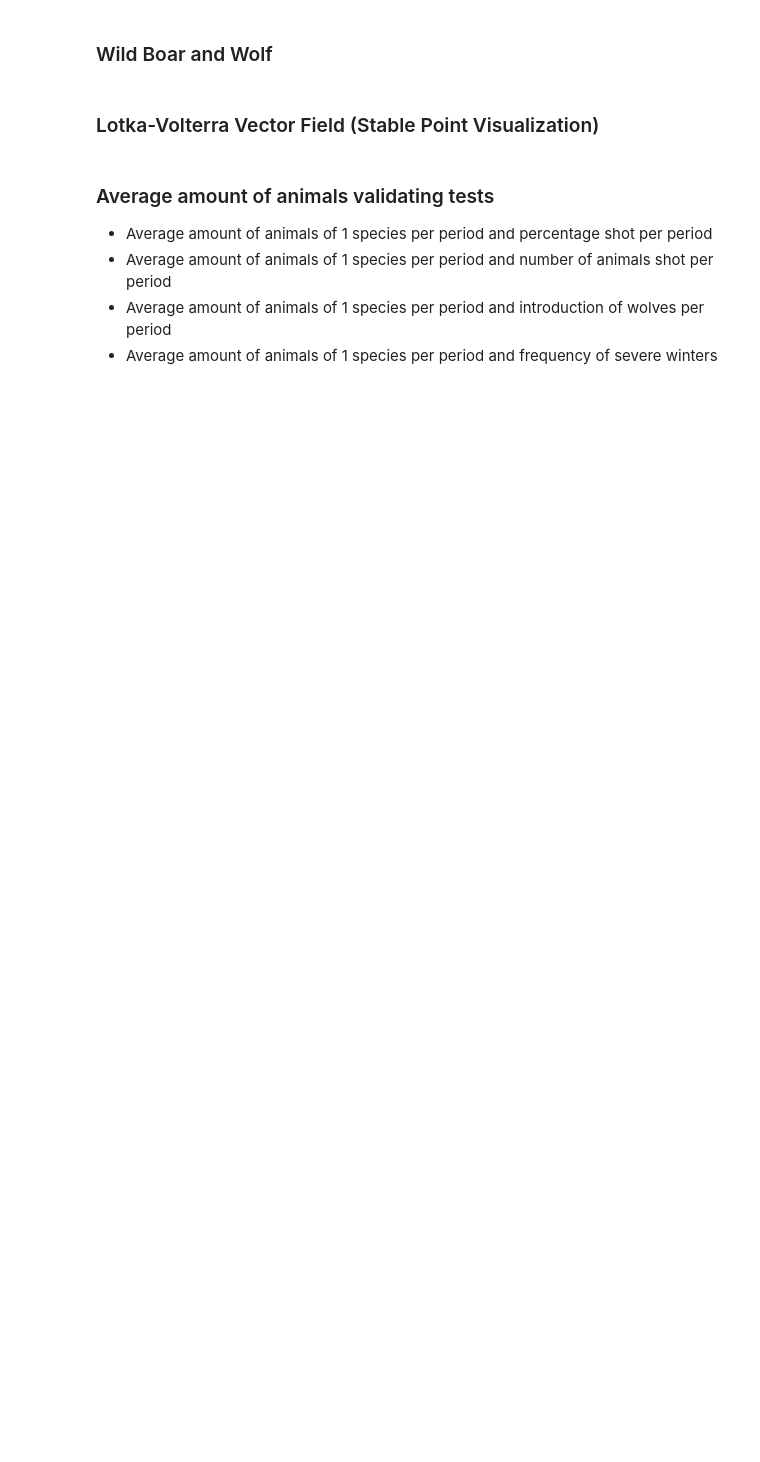
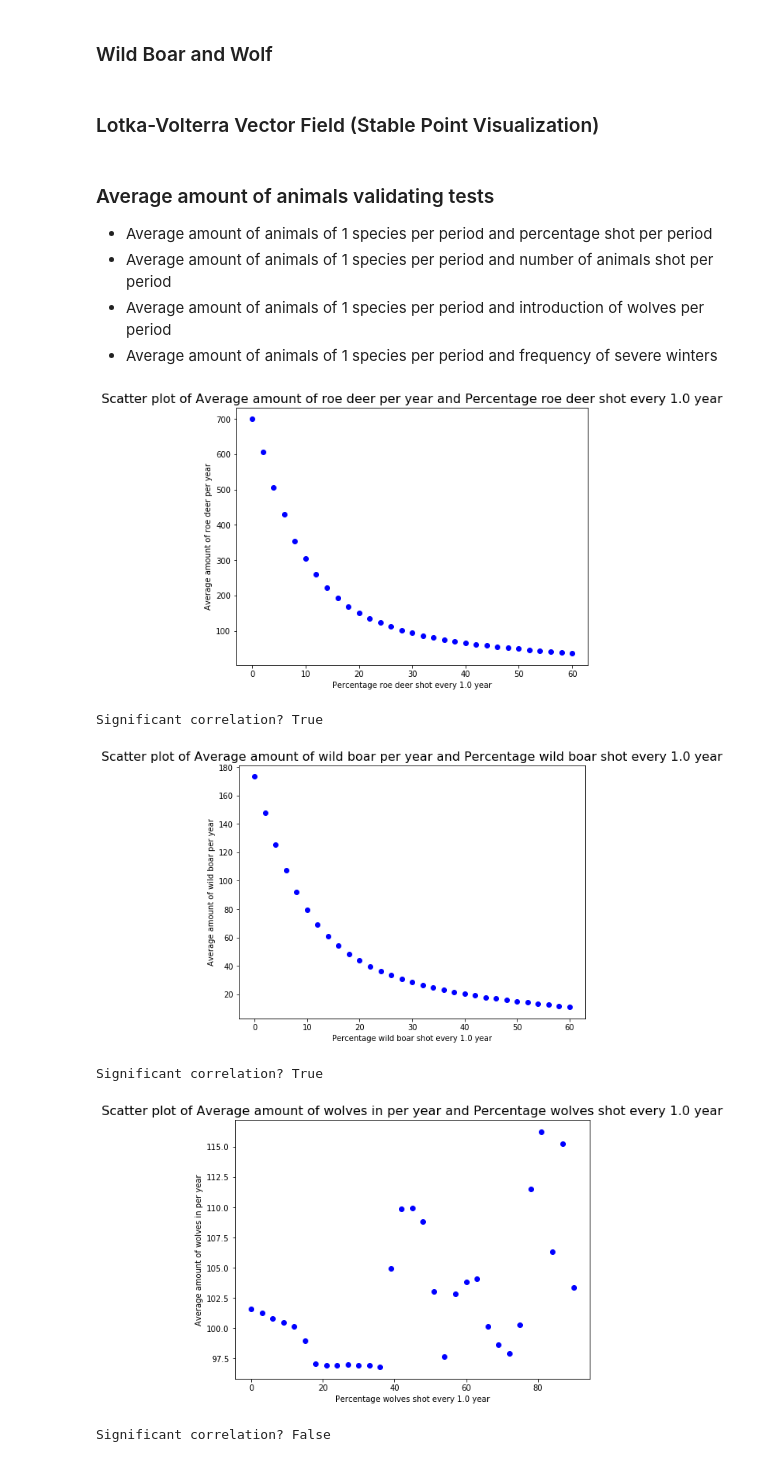
Before and after one commit to LvZut/Modeling-wolf-population-in-the-Netherlands, a Jupyter notebook: Lotka-Volterra test.ipynb, the cells around one changed output. Cells and saved outputs as stored; diff of their text form; code cells hidden in the pictures; blank space fills up the shorter version.

```diff
--- a/Lotka-Volterra test.ipynb
+++ b/Lotka-Volterra test.ipynb
@@ -498,6 +504,22 @@ A = np.array([[1, 0, -48.6/365.25], [0, 1, ], []])
 - Average amount of animals of 1 species per period and number of animals shot per period
 - Average amount of animals of 1 species per period and introduction of wolves per period
 - Average amount of animals of 1 species per period and frequency of severe winters
+# %%
+from scipy import stats
+
+def students_t_test(results, mean):
+    # Mean is when nothing is done, e.g. percentage = 0.
+    return stats.ttest_1samp(results, mean)
+# %%
+def test_significance(results, mean):
+    # Mean value is the 0 value, event does not happen.
+    _, p = students_t_test(results, mean)
+    significant = False
+
+    # P < 0.05, null hypothesis rejected. Mean of results is significantly different from given mean.
+    if p < 0.05:
+        significant = True
+    return significant
 # %%
 def make_scatter_plot(independant, dependant, independant_name, dependant_name):
     plt.figure(figsize=(8,6))
@@ -531,26 +553,38 @@ def avg_animals_integrate(index, p_min, p_max, steps, params, t_array, type='per
 # %%
 # Make time array so integral can be calculated
 t = range(int(36526))
 t = [step1*x for x in t]
 
 # Make the params for the lotka-volterra funciton.
-params_per = [init_pred, init_prey1, init_prey12, step1, 1, 0.9, 'none', 'none', 'none', False]
+params_per = [init_pred, init_prey1, init_prey12, step1, 365.25, 0.9, 'none', 'none', 'none', False, False]
 
 # Make data points for the different species.
 params_per[6] = 'percentage'
 per_r, res_r = avg_animals_integrate(1, 0, 60, 30, params_per, t) # Roe deer
 params_per[6] = 'none'
 params_per[7] = 'percentage'
 per_b, res_b = avg_animals_integrate(2, 0, 60, 30, params_per, t) # Wild boar
 params_per[7] = 'none'
 params_per[8] = 'percentage'
-per_w, res_w = avg_animals_integrate(0, 0, 100, 30, params_per, t) # Wolves
+per_w, res_w = avg_animals_integrate(0, 0, 90, 30, params_per, t) # Wolves
 
 # Make scatter plots for the different species.
-make_scatter_plot(per_r, res_r, 'Percentage roe deer shot every %s year' % params[4],
+make_scatter_plot(per_r, res_r, 'Percentage roe deer shot every %s year' % str(params_per[4]/365.25),
                   'Average amount of roe deer per year')
-make_scatter_plot(per_b, res_b, 'Percentage wild boar shot every %s year' % params[4],
+print('Significant correlation? %s' % test_significance(res_r[1:], res_r[0]))
+
+make_scatter_plot(per_b, res_b, 'Percentage wild boar shot every %s year' % str(params_per[4]/365.25),
                   'Average amount of wild boar per year')
-make_scatter_plot(per_w, res_w, 'Percentage wolves shot every %s year' % params[4],
+print('Significant correlation? %s' % test_significance(res_b[1:], res_b[0]))
+
+make_scatter_plot(per_w, res_w, 'Percentage wolves shot every %s year' % str(params_per[4]/365.25),
                   'Average amount of wolves in per year')
+print('Significant correlation? %s' % test_significance(res_w[1:], res_w[0]))
+# %% [output]
+[figure, added]
+Significant correlation? True
+[figure, added]
+Significant correlation? True
+[figure, added]
+Significant correlation? False
 # %%
```
Also changed, not shown: parts of 8 cells of this notebook.
